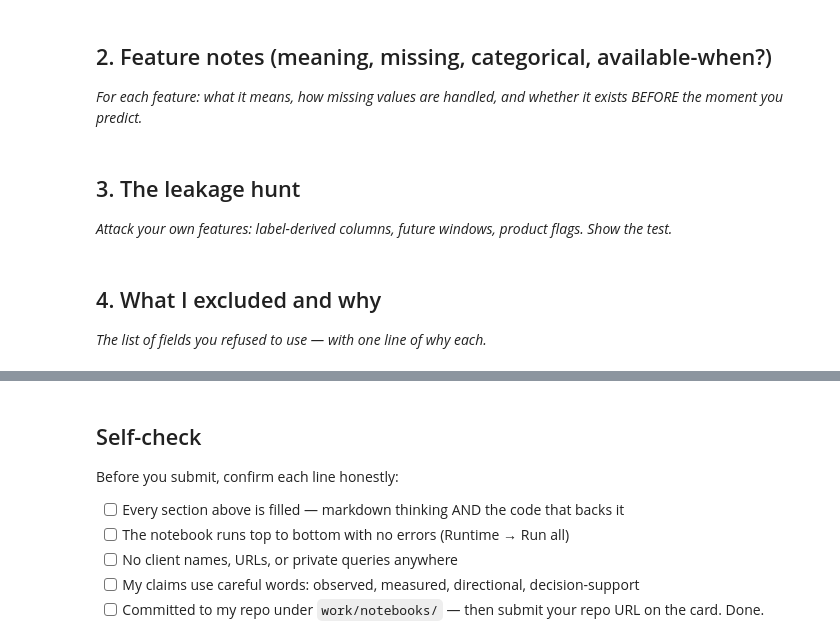
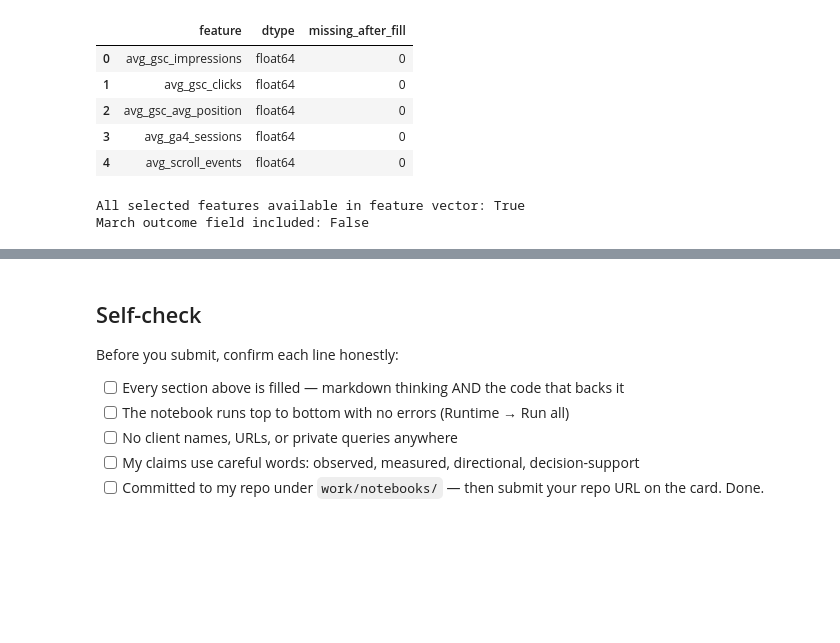
Before and after one commit to Srinadh2314/srinadh-flyrank-intership, a Jupyter notebook: work/notebooks/w03_feature_leakage_check.ipynb, the cells around one changed output, grey strips where cells are left out. Cells and saved outputs as stored; diff of their text form; code cells hidden in the pictures; blank space fills up the shorter version.

```diff
--- a/work/notebooks/w03_feature_leakage_check.ipynb
+++ b/work/notebooks/w03_feature_leakage_check.ipynb
@@ -13,7 +125,34 @@ This skeleton is yours to fill. Work the sections **in order** — each one has
 # %%
 # This cell is for CODE (numbers, a query, a check).
 # Write your text answer in the cell ABOVE this one — typing sentences here breaks Run All.
+# Check feature types, missing values, and whether all model features are present.
+
+feature_notes = pd.DataFrame({
+    "feature": honest_features,
+    "dtype": [feature_vector[f].dtype for f in honest_features],
+    "missing_after_fill": [
+        feature_vector[f].isna().sum()
+        for f in honest_features
+    ]
+})
+
+display(feature_notes)
+
+print(
+    "All selected features available in feature vector:",
+    all(f in feature_vector.columns for f in honest_features)
+)
+
+print(
+    "March outcome field included:",
+    "march_impressions" in feature_vector.columns
+)
+# %% [output]
+|  | feature | dtype | missing_after_fill |
+| 0 | avg_gsc_impressions | float64 | 0 |
+| 1 | avg_gsc_clicks | float64 | 0 |
+| 2 | avg_gsc_avg_position | float64 | 0 |
+| 3 | avg_ga4_sessions | float64 | 0 |
+| 4 | avg_scroll_events | float64 | 0 |
+All selected features available in feature vector: True
+March outcome field included: False
-# %% [markdown]
-## 2. Feature notes (meaning, missing, categorical, available-when?)
-
-*For each feature: what it means, how missing values are handled, and whether it exists BEFORE the moment you predict.*
@@ -23,4 +158,0 @@ This skeleton is yours to fill. Work the sections **in order** — each one has
-# %% [markdown]
-## 3. The leakage hunt
-
-*Attack your own features: label-derived columns, future windows, product flags. Show the test.*
@@ -30,4 +158,0 @@ This skeleton is yours to fill. Work the sections **in order** — each one has
-# %% [markdown]
-## 4. What I excluded and why
-
-*The list of fields you refused to use — with one line of why each.*
```
Also changed, not shown: parts of 14 cells of this notebook.
